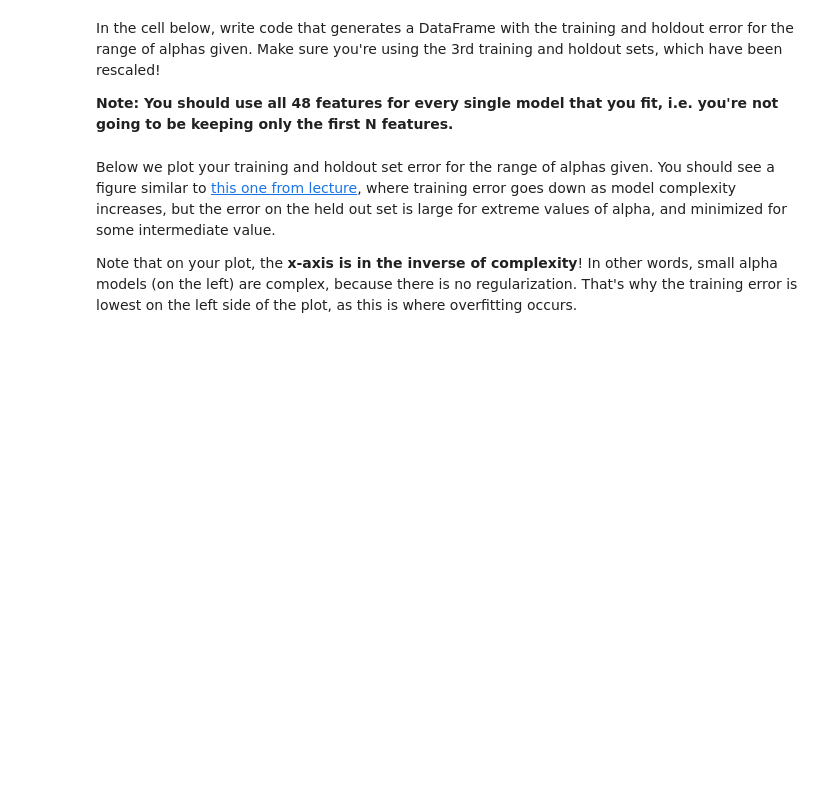
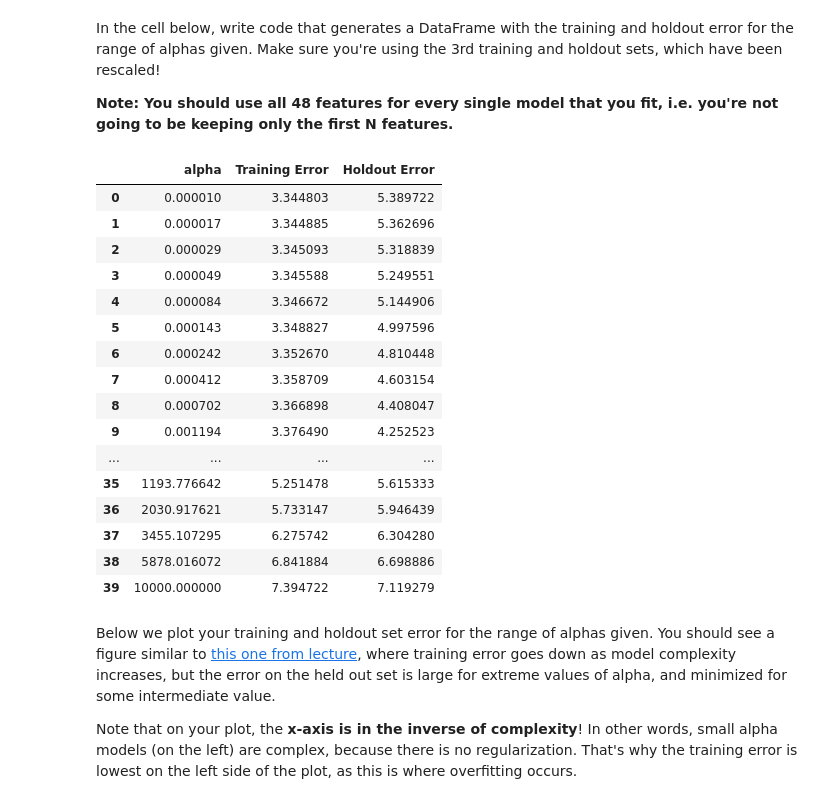
Before and after one commit to AliceRayLu/data-100-sp22, a Jupyter notebook: lab/lab08/lab08.ipynb, the cells around one changed output. Saved outputs shown, nothing was run; the diff lists cells and outputs as text; code cells hidden in the pictures; blank space fills up the shorter version.

```diff
--- a/lab/lab08/lab08.ipynb
+++ b/lab/lab08/lab08.ipynb
@@ -157,10 +193,10 @@ def rmse(actual_y, predicted_y):
     Returns:
         The root mean square error between the prediction and the groudtruth
     """
-    ...
+    return np.sqrt(np.mean((actual_y-predicted_y)**2))
 
-train_error = ...
-holdout_error = ...
+train_error = rmse(Y_train,linear_model.predict(X_train))
+holdout_error = rmse(Y_holdout,Y_pred)
 
 print("Training RMSE:", train_error)
 print("Holdout RMSE:", holdout_error)
@@ -279,10 +416,38 @@ In the cell below, write code that generates a DataFrame with the training and h
 # %%
 error_vs_alpha = pd.DataFrame(columns = ["alpha", "Training Error", "Holdout Error"])
 range_of_alphas = 10**np.linspace(-5, 4, 40)
 
-...
+training_error = []
+holdout_errors = []
+for i in range(40):
+    ridge_model = Ridge(range_of_alphas[i])
+    ridge_model.fit(X_train3,Y_train3)
+    training_error.append(rmse(Y_train3,ridge_model.predict(X_train3)))
+    holdout_errors.append(rmse(Y_holdout3,ridge_model.predict(X_holdout3)))
+
+error_vs_alpha['alpha'] = range_of_alphas
+error_vs_alpha['Training Error'] = training_error
+error_vs_alpha['Holdout Error'] = holdout_errors
 
 error_vs_alpha
+# %% [output]
+|  | alpha | Training Error | Holdout Error |
+| 0 | 0.000010 | 3.344803 | 5.389722 |
+| 1 | 0.000017 | 3.344885 | 5.362696 |
+| 2 | 0.000029 | 3.345093 | 5.318839 |
+| 3 | 0.000049 | 3.345588 | 5.249551 |
+| 4 | 0.000084 | 3.346672 | 5.144906 |
+| 5 | 0.000143 | 3.348827 | 4.997596 |
+| 6 | 0.000242 | 3.352670 | 4.810448 |
+| 7 | 0.000412 | 3.358709 | 4.603154 |
+| 8 | 0.000702 | 3.366898 | 4.408047 |
+| 9 | 0.001194 | 3.376490 | 4.252523 |
+| ... | ... | ... | ... |
+| 35 | 1193.776642 | 5.251478 | 5.615333 |
+| 36 | 2030.917621 | 5.733147 | 5.946439 |
+| 37 | 3455.107295 | 6.275742 | 6.304280 |
+| 38 | 5878.016072 | 6.841884 | 6.698886 |
+| 39 | 10000.000000 | 7.394722 | 7.119279 |
 # %% [markdown]
 Below we plot your training and holdout set error for the range of alphas given. You should see a figure similar to [this one from lecture](https://docs.google.com/presentation/d/1-Cga_fOn0dTMt1ss7vNmManX-NUYPXwXDQDAsaInuQM/edit#slide=id.g11981b6c024_154_1068), where training error goes down as model complexity increases, but the error on the held out set is large for extreme values of alpha, and minimized for some intermediate value.
 
```
Also changed, not shown: parts of 39 cells of this notebook, 4 other files.
